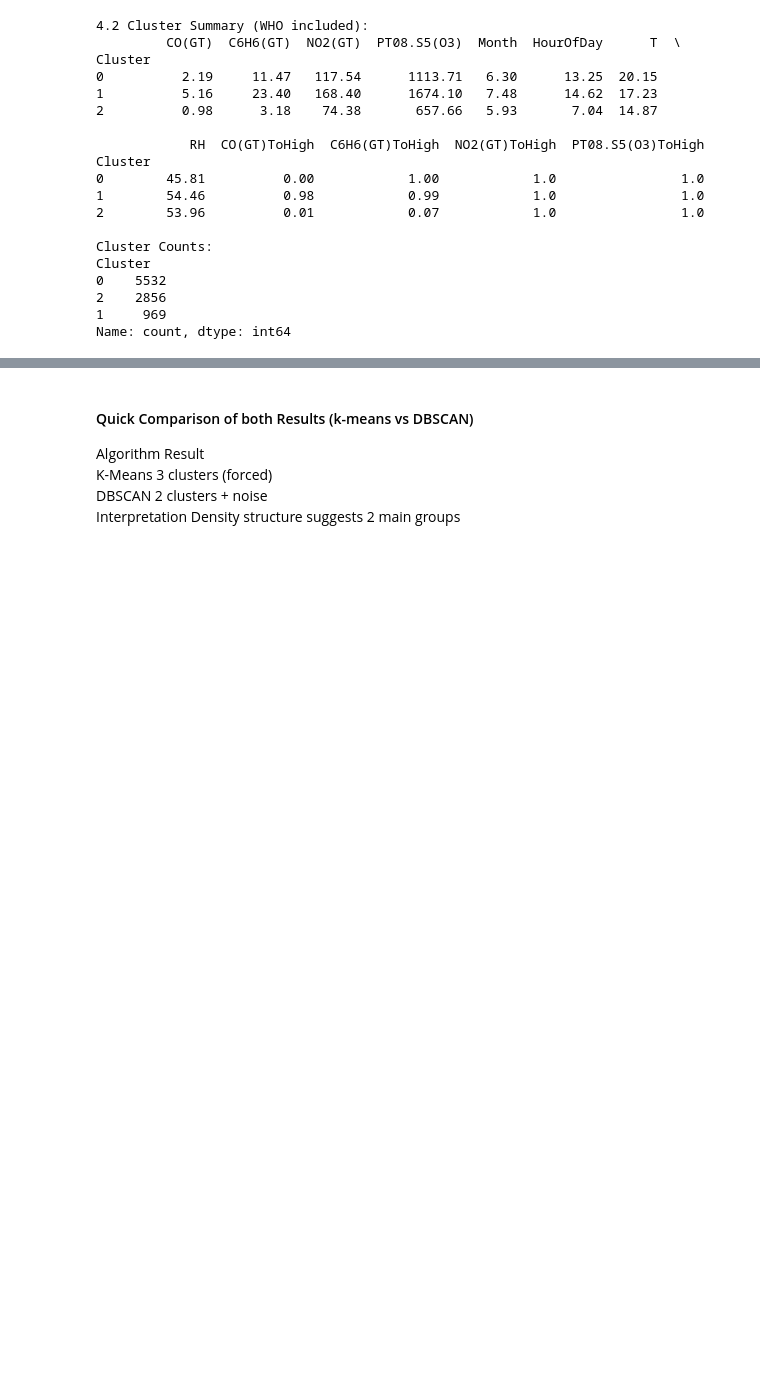
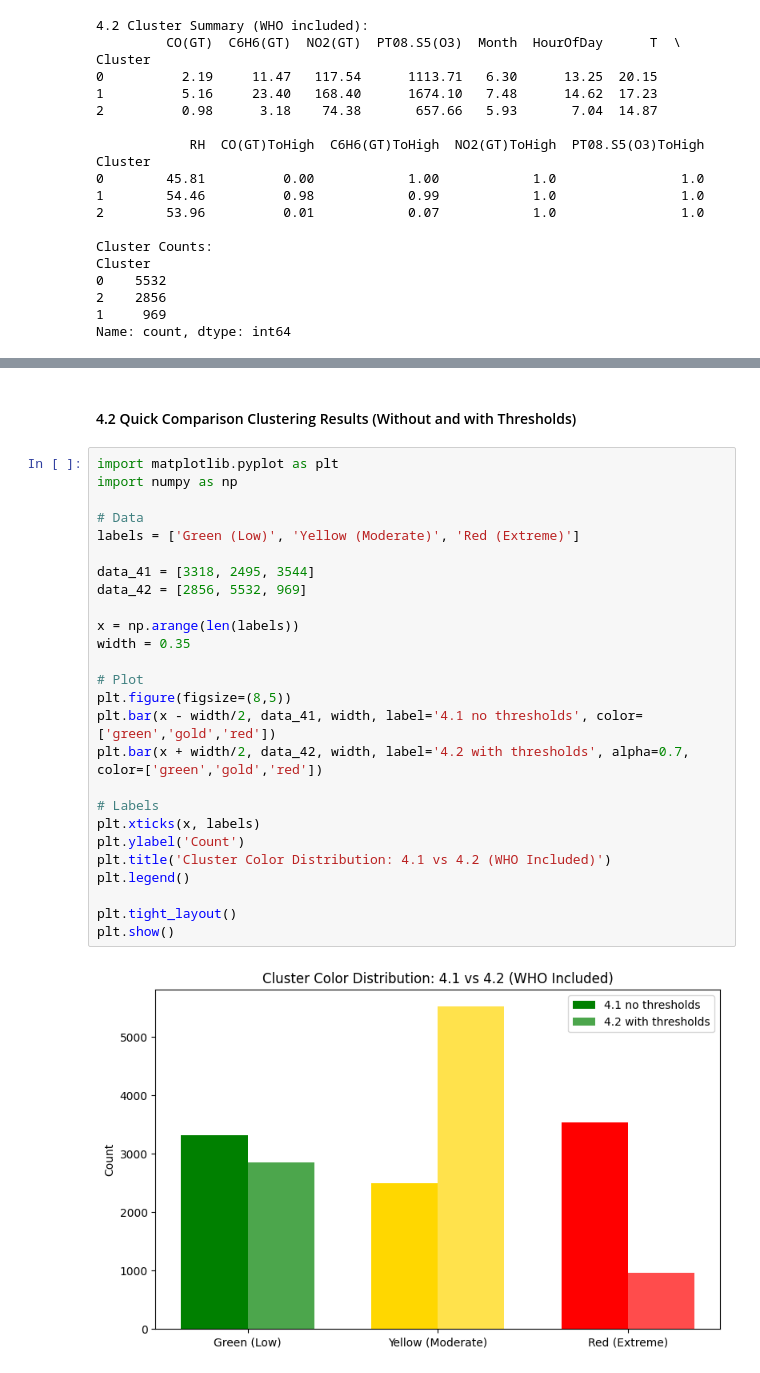
Before and after one commit to sebdied/AIM-capstone-project, a Jupyter notebook: notebooks/04_Evaluation.ipynb, the cells around one changed output, grey strips where cells are left out. Drawn from its saved outputs; the diff is of its cells as text; blank space fills up the shorter version.

```diff
--- a/notebooks/04_Evaluation.ipynb
+++ b/notebooks/04_Evaluation.ipynb
@@ -94,6 +102,30 @@ df.head()
-# %% [markdown]
-#### Quick Comparison of both Results (k-means vs DBSCAN)
-Algorithm	    Result
-K-Means	        3 clusters (forced)
-DBSCAN	        2 clusters + noise
-Interpretation	Density structure suggests 2 main groups
+# %% [markdown]
+#### 4.2 Quick Comparison Clustering Results (Without and with Thresholds)
+# %%
+import matplotlib.pyplot as plt
+import numpy as np
+
+# Data
+labels = ['Green (Low)', 'Yellow (Moderate)', 'Red (Extreme)']
+
+data_41 = [3318, 2495, 3544]
+data_42 = [2856, 5532, 969]
+
+x = np.arange(len(labels))
+width = 0.35
+
+# Plot
+plt.figure(figsize=(8,5))
+plt.bar(x - width/2, data_41, width, label='4.1 no thresholds', color=['green','gold','red'])
+plt.bar(x + width/2, data_42, width, label='4.2 with thresholds', alpha=0.7, color=['green','gold','red'])
+
+# Labels
+plt.xticks(x, labels)
+plt.ylabel('Count')
+plt.title('Cluster Color Distribution: 4.1 vs 4.2 (WHO Included)')
+plt.legend()
+
+plt.tight_layout()
+plt.show()
+# %% [output]
+[figure, added]
```
Also changed, not shown: parts of 7 cells of this notebook, 6 other files.
